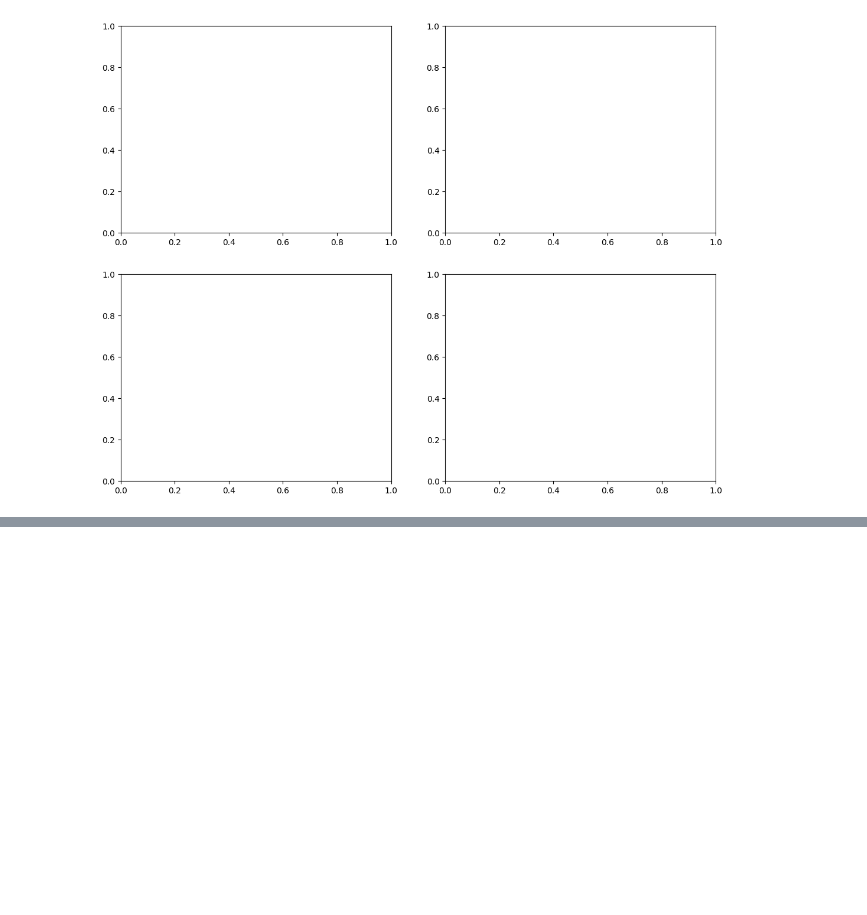
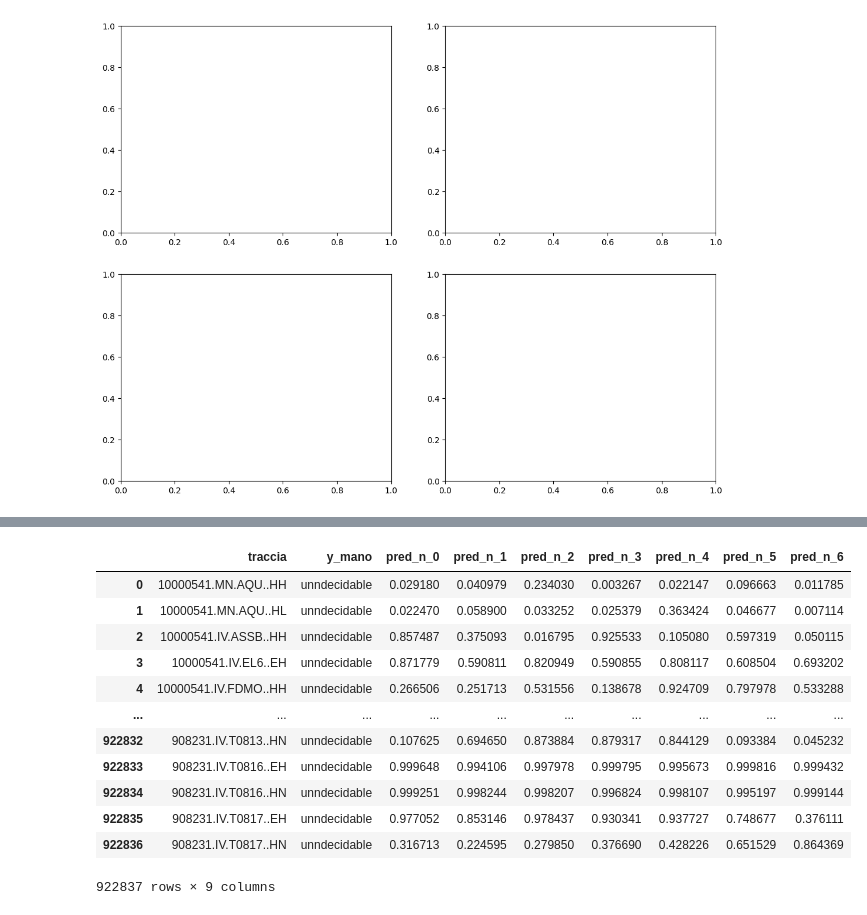
Before and after one commit to Nemenick/primoprogetto, a Jupyter notebook: Codici/_Predizioni_bag_undecidable.ipynb, the cells around one changed output, grey strips where cells are left out. Saved outputs shown, nothing was run; the diff lists cells and outputs as text; code cells hidden in the pictures; blank space fills up the shorter version.

```diff
--- a/Codici/_Predizioni_bag_undecidable.ipynb
+++ b/Codici/_Predizioni_bag_undecidable.ipynb
@@ -839,0 +784,16 @@ plt.show()
+# %%
+datapd_und2
+# %% [output]
+|  | traccia | y_mano | pred_n_0 | pred_n_1 | pred_n_2 | pred_n_3 | pred_n_4 | pred_n_5 | pred_n_6 |
+| 0 | 10000541.MN.AQU..HH | unndecidable | 0.029180 | 0.040979 | 0.234030 | 0.003267 | 0.022147 | 0.096663 | 0.011785 |
+| 1 | 10000541.MN.AQU..HL | unndecidable | 0.022470 | 0.058900 | 0.033252 | 0.025379 | 0.363424 | 0.046677 | 0.007114 |
+| 2 | 10000541.IV.ASSB..HH | unndecidable | 0.857487 | 0.375093 | 0.016795 | 0.925533 | 0.105080 | 0.597319 | 0.050115 |
+| 3 | 10000541.IV.EL6..EH | unndecidable | 0.871779 | 0.590811 | 0.820949 | 0.590855 | 0.808117 | 0.608504 | 0.693202 |
+| 4 | 10000541.IV.FDMO..HH | unndecidable | 0.266506 | 0.251713 | 0.531556 | 0.138678 | 0.924709 | 0.797978 | 0.533288 |
+| ... | ... | ... | ... | ... | ... | ... | ... | ... | ... |
+| 922832 | 908231.IV.T0813..HN | unndecidable | 0.107625 | 0.694650 | 0.873884 | 0.879317 | 0.844129 | 0.093384 | 0.045232 |
+| 922833 | 908231.IV.T0816..EH | unndecidable | 0.999648 | 0.994106 | 0.997978 | 0.999795 | 0.995673 | 0.999816 | 0.999432 |
+| 922834 | 908231.IV.T0816..HN | unndecidable | 0.999251 | 0.998244 | 0.998207 | 0.996824 | 0.998107 | 0.995197 | 0.999144 |
+| 922835 | 908231.IV.T0817..EH | unndecidable | 0.977052 | 0.853146 | 0.978437 | 0.930341 | 0.937727 | 0.748677 | 0.376111 |
+| 922836 | 908231.IV.T0817..HN | unndecidable | 0.316713 | 0.224595 | 0.279850 | 0.376690 | 0.428226 | 0.651529 | 0.864369 |
+922837 rows × 9 columns
```
Also changed, not shown: parts of 7 cells of this notebook, 13 other files.
